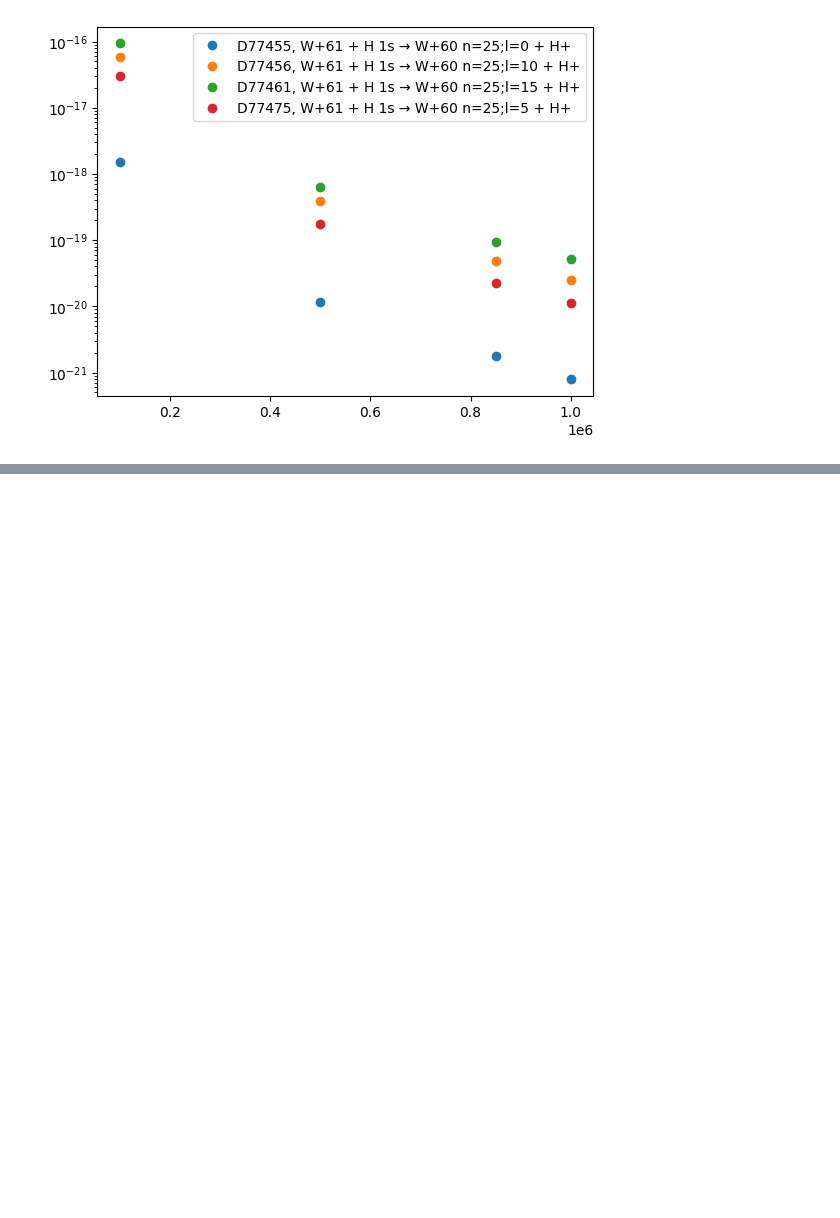
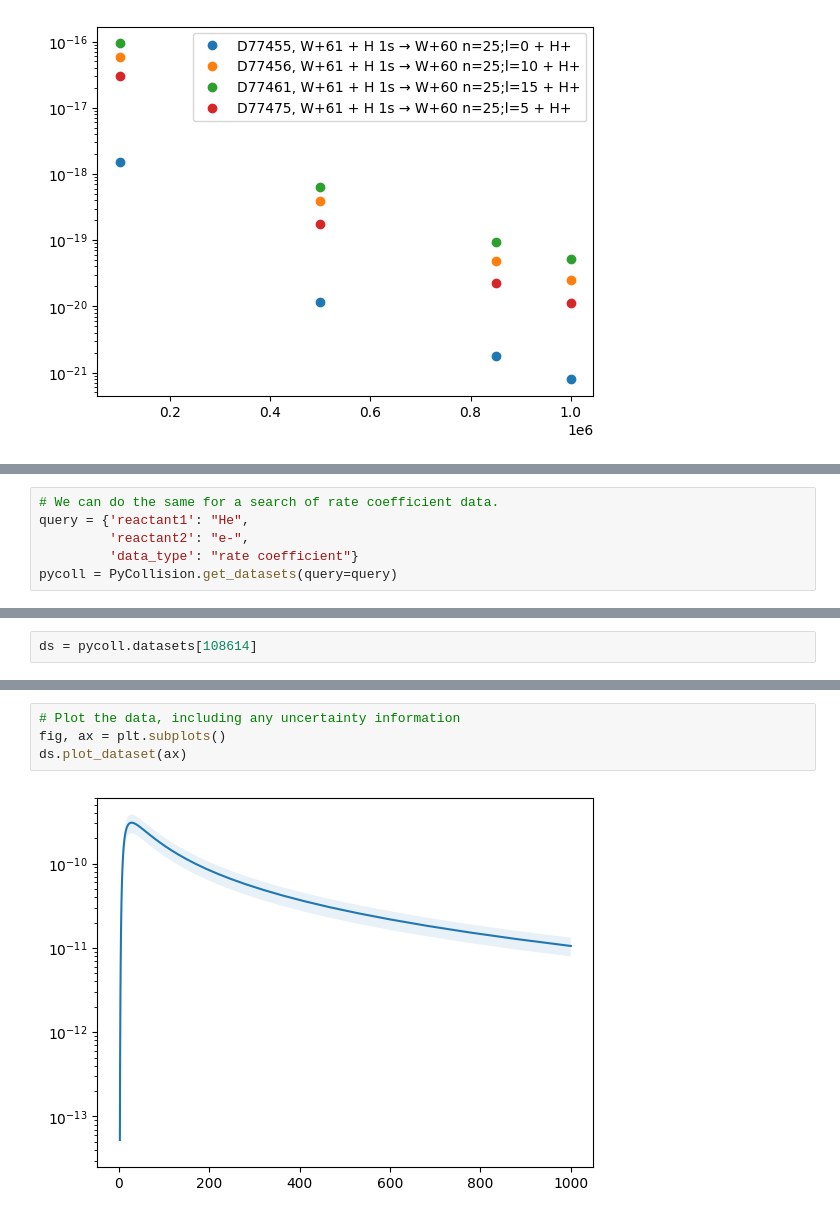
Before and after one commit to IAEA-NDS/pycollisiondb, a Jupyter notebook: examples/dataset search.ipynb, the cells around one changed output, grey strips where cells are left out. Saved outputs shown, nothing was run; the diff lists cells and outputs as text; blank space fills up the shorter version.

```diff
--- a/examples/dataset search.ipynb
+++ b/examples/dataset search.ipynb
@@ -126,0 +91,6 @@ pycoll.query(**query)
+# %%
+# We can do the same for a search of rate coefficient data.
+query = {'reactant1': "He",
+         'reactant2': "e-",
+         'data_type': "rate coefficient"}
+pycoll = PyCollision.get_datasets(query=query)
@@ -126,0 +121,2 @@ pycoll.query(**query)
+# %%
+ds = pycoll.datasets[108614]
@@ -126,0 +142,6 @@ pycoll.query(**query)
+# %%
+# Plot the data, including any uncertainty information
+fig, ax = plt.subplots()
+ds.plot_dataset(ax)
+# %% [output]
+[figure, added]
```
Also changed, not shown: parts of 26 cells of this notebook, 5 other files.
